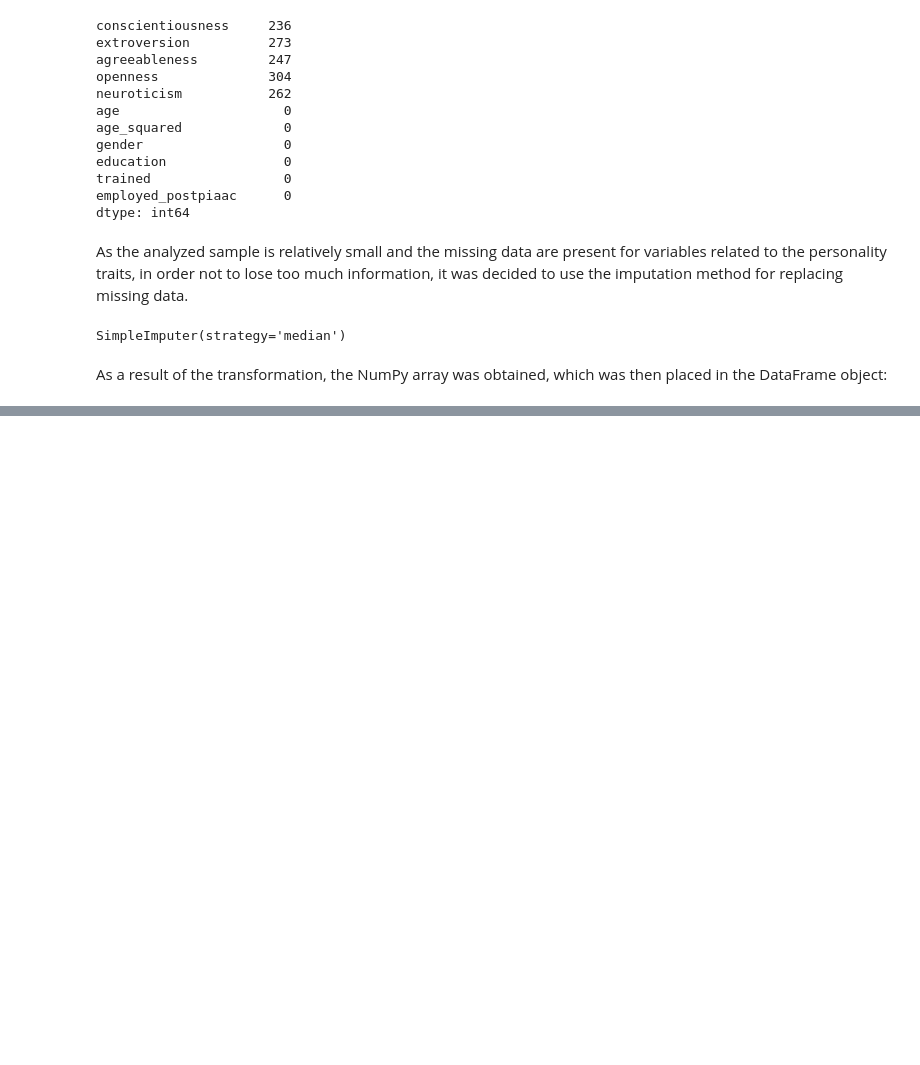
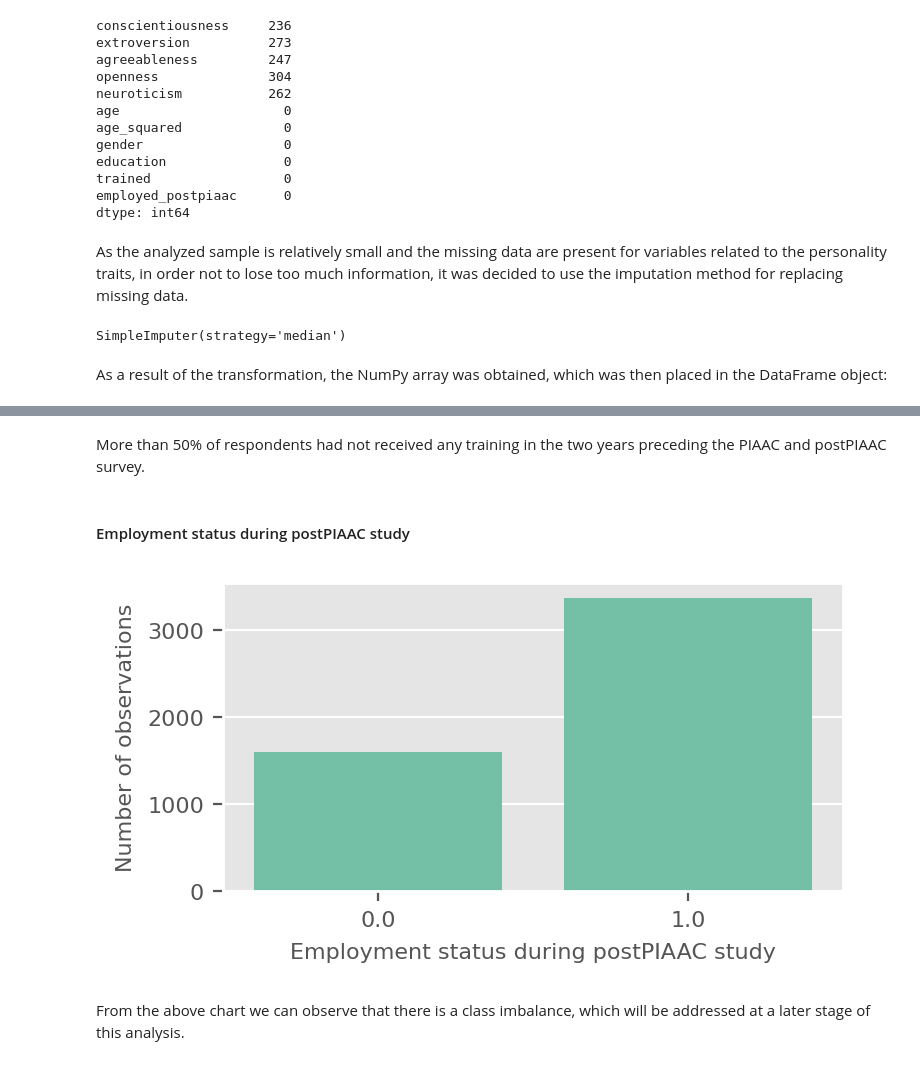
Before and after one commit to nataliagraczyk/bigfive-project, a Jupyter notebook: main.ipynb, the cells around one changed output, grey strips where cells are left out. Cells and saved outputs as stored; diff of their text form; code cells hidden in the pictures; blank space fills up the shorter version.

```diff
--- a/main.ipynb
+++ b/main.ipynb
@@ -144,0 +258,24 @@ clean_data = pd.DataFrame(X, columns = selected_data.columns, index = selected_d
+# %% [markdown]
+More than 50% of respondents had not received any training in the two years preceding the PIAAC and postPIAAC survey.
+# %% [markdown]
+#### Employment status during postPIAAC study
+# %%
+plt.figure(figsize=(4,2), dpi=200)
+plt.style.use('ggplot')
+
+ax = sns.countplot(
+       data = clean_data,
+       x = "employed_postpiaac",
+       color = "mediumaquamarine")
+
+ax.set_xlabel("Employment status during postPIAAC study", fontsize = 8)
+ax.set_ylabel("Number of observations", fontsize = 8)
+
+plt.xticks(fontsize = 8)
+plt.yticks(fontsize = 8)
+
+plt.show()
+# %% [output]
+[figure, added]
+# %% [markdown]
+From the above chart we can observe that there is a class imbalance, which will be addressed at a later stage of this analysis.
```
Also changed, not shown: parts of 23 cells of this notebook.
